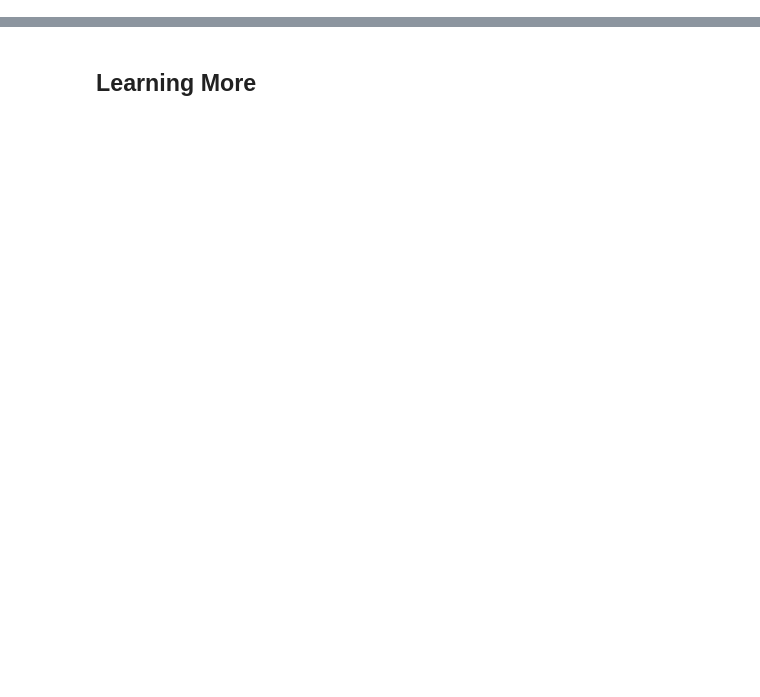
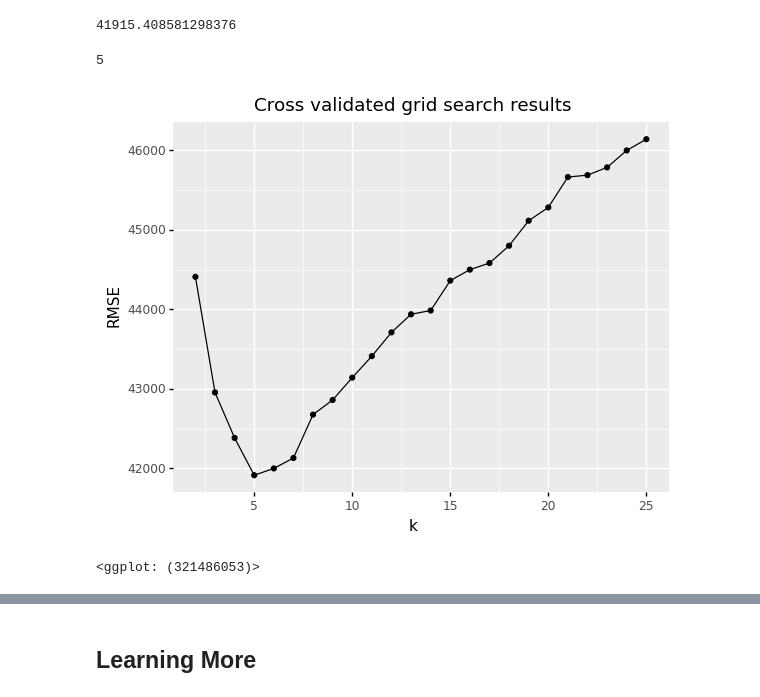
Before and after one commit to uc-python/intermediate-python-datasci, a Jupyter notebook: notebooks/09-Modeling.ipynb, the cells around one changed output, grey strips where cells are left out. Drawn from its saved outputs; the diff is of its cells as text; code cells hidden in the pictures; blank space fills up the shorter version.

```diff
--- a/notebooks/09-Modeling.ipynb
+++ b/notebooks/09-Modeling.ipynb
@@ -585,0 +541,45 @@ sns.regplot(x=test_flights_df_target, y=linear_model.predict(test_flights_df_fea
+# %%
+# 1. Split into training vs testing data
+train, test = train_test_split(ames, train_size=0.7, random_state=123)
+
+# 2. Separate features from labels and only use numeric features
+X_train = train.select_dtypes(include='number').drop("Sale_Price", axis=1)
+y_train = train["Sale_Price"]
+
+# 3. Create KNN model object
+knn = KNeighborsRegressor()
+
+# 4. Define loss function
+loss = 'neg_root_mean_squared_error'
+
+# 5. Specify K-fold resampling procedure
+kfold = KFold(n_splits=10, random_state=123, shuffle=True)
+
+# 6. Create grid of hyperparameter values
+hyper_grid = {'n_neighbors': range(2, 26)}
+
+# 7. Tune a knn model using grid search
+grid_search = GridSearchCV(knn, hyper_grid, cv=kfold, scoring=loss)
+results = grid_search.fit(X_train, y_train)
+# %%
+# 8. Evaluate performance: Best model's cross validated RMSE
+abs(results.best_score_)
+# %% [output]
+41915.408581298376
+# %%
+# 8. Evaluate performance: Best model's k value
+results.best_estimator_.get_params().get('n_neighbors')
+# %% [output]
+5
+# %%
+# 8. Evaluate performance: Plot all RMSE results
+all_rmse = pd.DataFrame({'k': range(2, 26),
+                         'RMSE': np.abs(results.cv_results_['mean_test_score'])})
+
+(ggplot(all_rmse, aes(x='k', y='RMSE'))
+ + geom_line()
+ + geom_point()
+ + ggtitle("Cross validated grid search results"))
+# %% [output]
+[figure, added]
+<ggplot: (321486053)>
```
Also changed, not shown: parts of 272 cells of this notebook, 3 other files.
